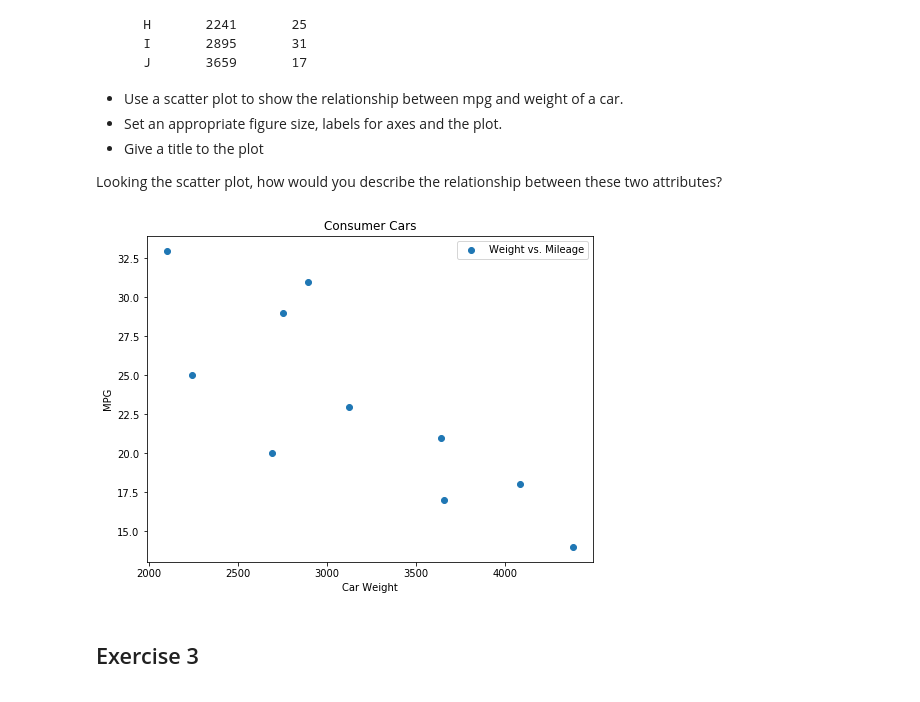
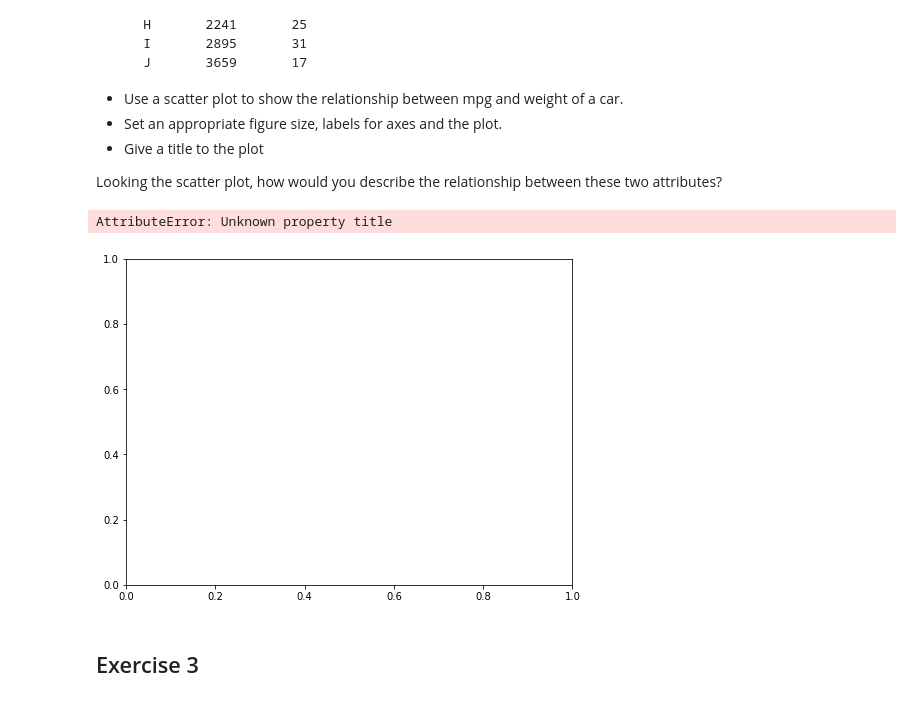
Before and after one commit to slieb74/dsc-0-01-22-visualizing-data-lab-nyc-career-ds-062518, a Jupyter notebook: index.ipynb, the cells around one changed output. Drawn from its saved outputs; the diff is of its cells as text; code cells hidden in the pictures.

```diff
--- a/index.ipynb
+++ b/index.ipynb
@@ -68,19 +68,20 @@ Looking the scatter plot, how would you describe the relationship between these
 # %%
 weight = [2750, 3125, 2100, 4082, 2690, 3640, 4380, 2241, 2895, 3659]
 mpg = [29, 23, 33, 18, 20, 21, 14, 25, 31, 17]
 
 # Set the figure size in inches
 plt.figure(figsize=(8,6))
 # Plot with scatter()
-plt.scatter(weight, mpg, label='Weight vs. Mileage', ti)
+plt.scatter(weight, mpg, label='Weight vs. Mileage', title='Consumer Cars')
 # Set x and y axes labels and give titles
 plt.xlabel("Car Weight")
 plt.ylabel("MPG")
 plt.title('Consumer Cars')
 plt.legend()
 plt.show()
 # %% [output]
+AttributeError: Unknown property title
-[figure, old version]
+[figure, new version]
 # %% [markdown]
 ## Exercise 3
 # %% [markdown]
```
